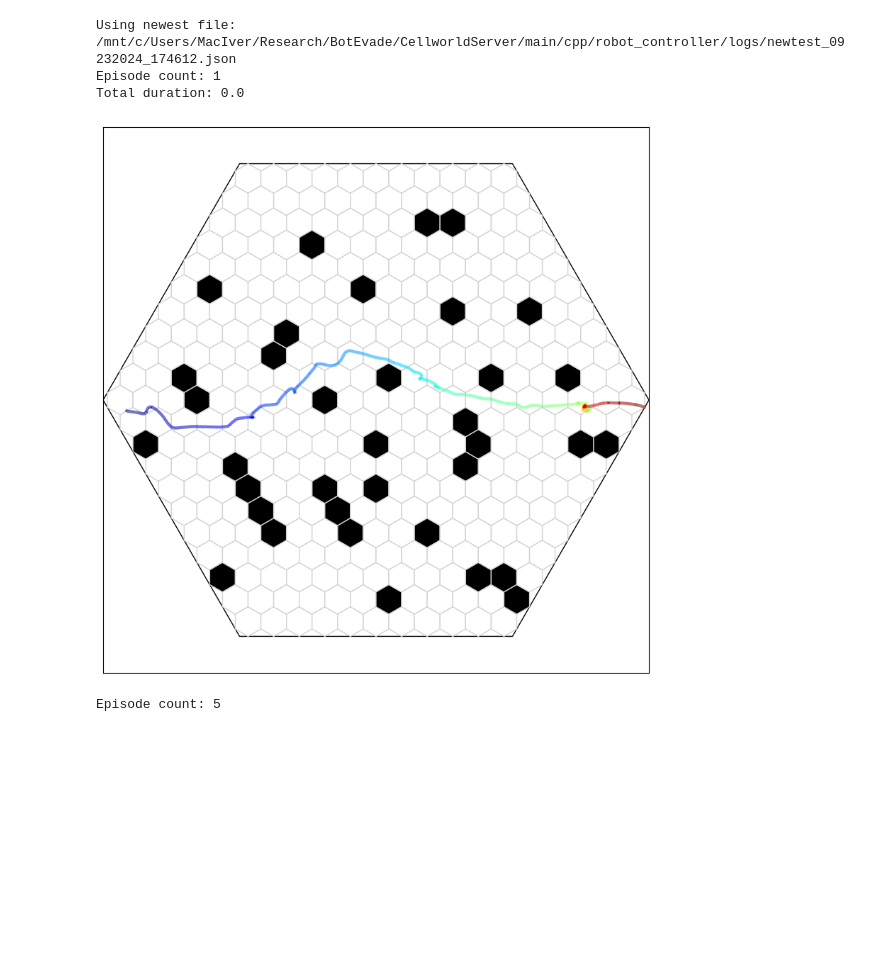
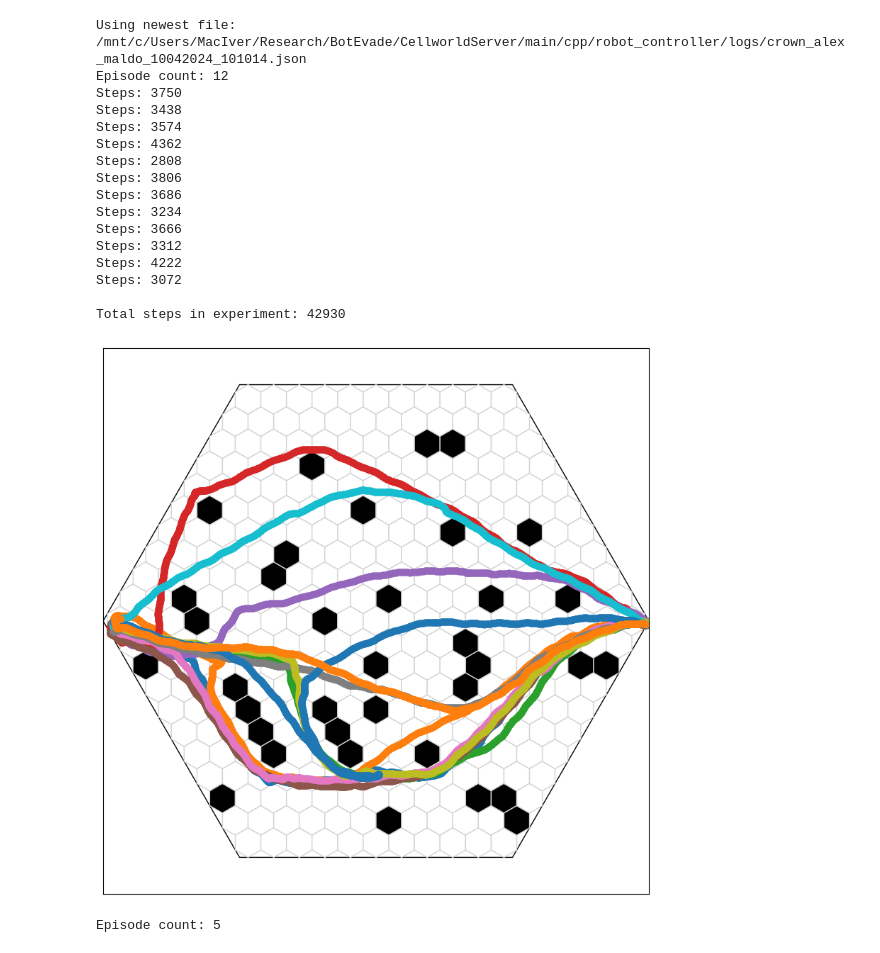
Before and after one commit to felixmaldonadoos/CellworldServer, a Jupyter notebook: main/cpp/robot_controller/visualization/plotting.ipynb, the cells around one changed output. Saved outputs shown, nothing was run; the diff lists cells and outputs as text; code cells hidden in the pictures; blank space fills up the shorter version.

```diff
--- a/main/cpp/robot_controller/visualization/plotting.ipynb
+++ b/main/cpp/robot_controller/visualization/plotting.ipynb
@@ -18,22 +18,27 @@ def plot_experiment(exp_path:str=None):
   subject_str = 'prey'
   scalar = 1.0
   mv = 1.0
+  total_steps = 0
   print(f'Episode count: {len(e.episodes)}')
   for _, episode in enumerate(e.episodes[:]):
     t = episode.trajectories
     rt = t.get_agent_trajectory('prey')
     rpred = t.get_agent_trajectory('predator')
+
     timestamps = t.get('time_stamp')
-    print(f'Total duration: {timestamps[-1] - timestamps[0]}')
+    n_steps = len(timestamps)
+    total_steps += n_steps
+    print(f'Steps: {n_steps}')
 
     # d.add_trajectories(rt)
     # d.add_trajectories(rpred)
-    # d.ax.plot(rt.get('location').get('x'),rt.get('location').get('y'),'--o')
+    d.ax.plot(rt.get('location').get('x'),rt.get('location').get('y'),'--o')
     frame_list = rt.get('frame')
     nv = [f/(max(frame_list)) for f in frame_list]
-    d.add_trajectories(rt, colors = {'prey':[plt.cm.jet(v) for v in nv]}, alphas = {'prey':0.7})
-    # d.add_trajectories(rt, colors = {'prey':'r'}, alphas = {'prey':0.7})
+    # d.add_trajectories(rt, colors = {'prey':[plt.cm.jet(v) for v in nv]}, alphas = {'prey':0.7})
+    d.add_trajectories(rt, colors = {'prey':'r'}, alphas = {'prey':0.7})
 
+  print(f"\nTotal steps in experiment: {total_steps}")
 def plot_episode(episode_path:str=None):
   if episode_path is None:
     print("No file passed")
@@ -93,39 +98,53 @@ import glob
 
 def get_newest_file_in_folder(folder_path, extension="*"):
     # Handle the case where the extension is empty or "*"
     if extension == "*":
         search_pattern = os.path.join(folder_path, "*")
     else:
         search_pattern = os.path.join(folder_path, f"*.{extension}")
 
     # Get a list of all files in the folder with the specified extension and full path
     files = glob.glob(search_pattern)
 
     # Check if the folder is empty or no files with the given extension are found
     if not files:
         return None
 
     # Get the newest file based on the creation/modification time
     newest_file = max(files, key=os.path.getmtime)
 
     return newest_file
 
 folder_path = "/mnt/c/Users/MacIver/Research/BotEvade/CellworldServer/main/cpp/robot_controller/logs"  # Replace with the path to your folder
 extension = "json"  # Replace with the desired file extension (e.g., 'txt', 'jpg', 'py')
 newest_file = get_newest_file_in_folder(folder_path, extension)
 if newest_file:
   file = newest_file
   print(f"Using newest file: {file}")
 else:
   file = '/mnt/c/Users/MacIver/Research/BotEvade/CellworldServer/main/cpp/robot_controller/logs/labtest_08212024_133529.json'
   print(f"Using hard-coded path: {file}")
-# plot_experiment_episode_index(file, 0)
-plot_experiment(file)
+# plot_experiment_episode_index(file, 1)
+# plot_experiment("/mnt/c/Users/MacIver/Research/BotEvade/CellworldServer/main/cpp/robot_controller/logs/crown_alex_lai_10042024_095401.json")
+plot_experiment("/mnt/c/Users/MacIver/Research/BotEvade/CellworldServer/main/cpp/robot_controller/logs/crown_alex_maldo_10042024_101014.json")
 # %% [output]
-Using newest file: /mnt/c/Users/MacIver/Research/BotEvade/CellworldServer/main/cpp/robot_controller/logs/newtest_09232024_174612.json
-Episode count: 1
-Total duration: 0.0
+Using newest file: /mnt/c/Users/MacIver/Research/BotEvade/CellworldServer/main/cpp/robot_controller/logs/crown_alex_maldo_10042024_101014.json
+Episode count: 12
+Steps: 3750
+Steps: 3438
+Steps: 3574
+Steps: 4362
+Steps: 2808
+Steps: 3806
+Steps: 3686
+Steps: 3234
+Steps: 3666
+Steps: 3312
+Steps: 4222
+Steps: 3072
+
+Total steps in experiment: 42930
-[figure, old version]
+[figure, new version]
 # %%
 ## show summary info of trajectories
 # show time steps
```
Also changed, not shown: 7 other files.
